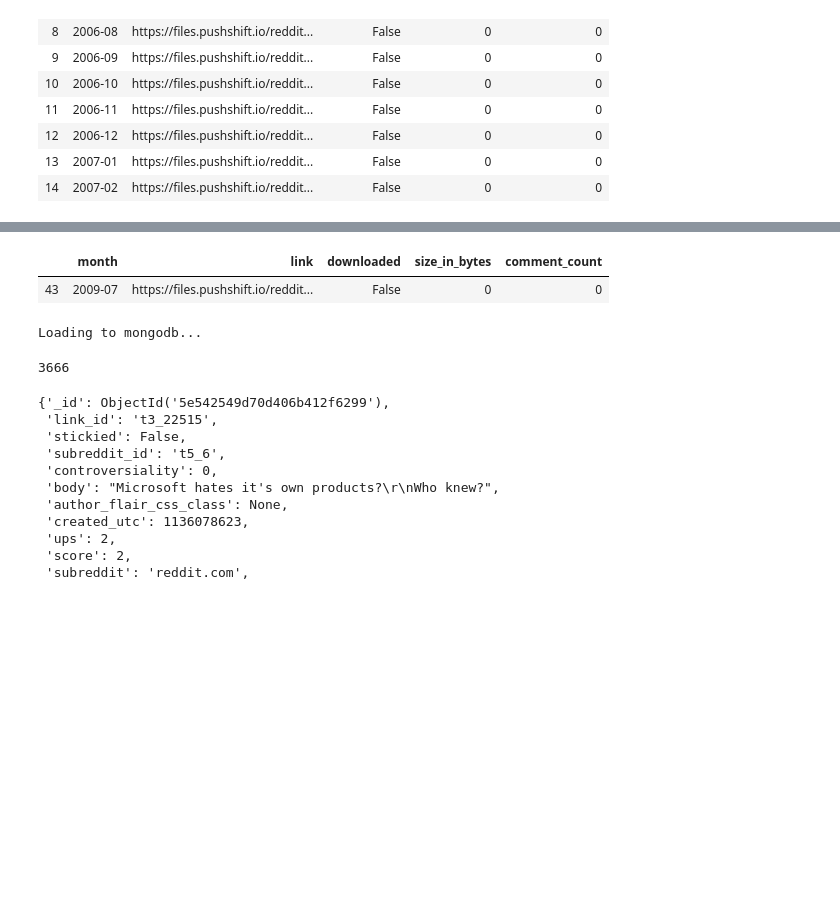
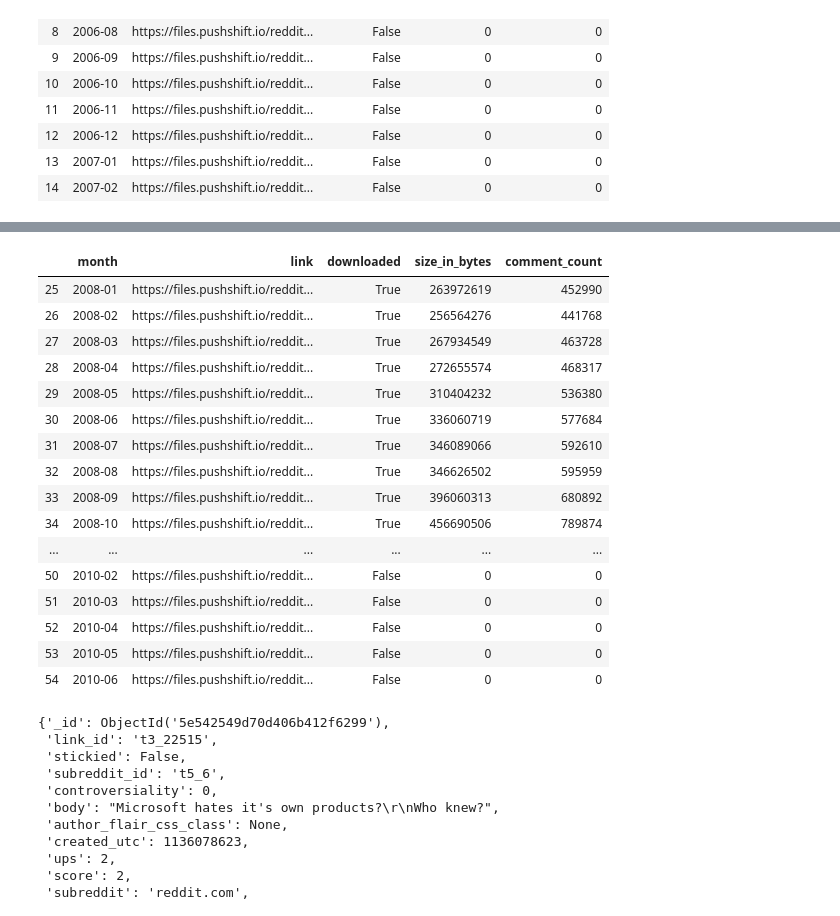
Before and after one commit to AustinPenner/Political-Polarization-on-Reddit, a Jupyter notebook: get_data.ipynb, the cells around one changed output, grey strips where cells are left out. Drawn from its saved outputs; the diff is of its cells as text; code cells hidden in the pictures; blank space fills up the shorter version.

```diff
--- a/get_data.ipynb
+++ b/get_data.ipynb
@@ -120,28 +40,0 @@ def mongo_import(month, fp):
-# %%
-def filter_comments(mongoinfo):
-    client = MongoClient()
-    db_name, collection_name = mongoinfo['db_name'], mongoinfo['collection_name']
-    db = client[db_name]
-    comments = db[collection_name]
-    comment_count = comments.count()
-
-    cursor = comments.find({'subreddit':
-                                {'$in': ['politics', 'sports', 'worldnews', 'The_Donald']},
-                            '$expr':
-                                {'$eq': ['$link_id', '$parent_id']}},
-                           {'_id': 1, 'author': 1, 'body': 1, 'created_utc': 1, 'id': 1, 'link_id': 1,
-                                'parent_id': 1, 'score': 1, 'subreddit': 1})
-
-    my_db = client['myreddit']
-    my_comments = my_db[collection_name]
-
-    print('Saving relevant comments...')
-    for doc in cursor:
-        my_comments.insert_one(doc)
-
-    print('{} comments saved.'.format(my_comments.count()))
-    print('Dropping comments source collection...')
-    comments.drop()
-    client.close()
-
-    return comment_count
@@ -182,24 +168,13 @@ reddit = praw.Reddit(client_id=APP_ID,
 
 
 # for idx, row in links_df[links_df['downloaded'] == False].iloc[12:13].iterrows():
-for idx, row in links_df.iloc[10:50].iterrows():
+for idx, row in links_df.iloc[29:50].iterrows():
     start = time.time()
     month = row['month']
     url = row['link']
     print('Reddit comments month: {}'.format(month))
 
-    filename = url[url.rfind('/') + 1:]
-    s3_url = 's3://aust-galv-aust-finalcap/' + filename
-    fp, filesize = download_file(s3_url, s3_bucket='aust-galv-aust-finalcap')
-    mongoinfo = mongo_import(month, fp)
-
-    comment_count = filter_comments(mongoinfo)
     get_posts(reddit, month)
-
-    links_df.iloc[idx, 2] = True
-    links_df.iloc[idx, 3] = filesize
-    links_df.iloc[idx, 4] = comment_count
-    links_df.to_csv('comment_files/links_dataframe.csv', index=False)
 
     print('Done! Time elapsed: {:1.2f}'.format(time.time() - start))
     print('')
@@ -359,19 +199,23 @@ Saving relevant comments...
 # %%
-links_df.iloc[43:44, :]
+links_df.iloc[25:55, :]
 # %% [output]
 |  | month | link | downloaded | size_in_bytes | comment_count |
-| 43 | 2009-07 | https://files.pushshift.io/reddit... | False | 0 | 0 |
+| 25 | 2008-01 | https://files.pushshift.io/reddit... | True | 263972619 | 452990 |
+| 26 | 2008-02 | https://files.pushshift.io/reddit... | True | 256564276 | 441768 |
+| 27 | 2008-03 | https://files.pushshift.io/reddit... | True | 267934549 | 463728 |
+| 28 | 2008-04 | https://files.pushshift.io/reddit... | True | 272655574 | 468317 |
+| 29 | 2008-05 | https://files.pushshift.io/reddit... | True | 310404232 | 536380 |
+| 30 | 2008-06 | https://files.pushshift.io/reddit... | True | 336060719 | 577684 |
+| 31 | 2008-07 | https://files.pushshift.io/reddit... | True | 346089066 | 592610 |
+| 32 | 2008-08 | https://files.pushshift.io/reddit... | True | 346626502 | 595959 |
+| 33 | 2008-09 | https://files.pushshift.io/reddit... | True | 396060313 | 680892 |
+| 34 | 2008-10 | https://files.pushshift.io/reddit... | True | 456690506 | 789874 |
+| ... | ... | ... | ... | ... | ... |
+| 50 | 2010-02 | https://files.pushshift.io/reddit... | False | 0 | 0 |
+| 51 | 2010-03 | https://files.pushshift.io/reddit... | False | 0 | 0 |
+| 52 | 2010-04 | https://files.pushshift.io/reddit... | False | 0 | 0 |
+| 53 | 2010-05 | https://files.pushshift.io/reddit... | False | 0 | 0 |
+| 54 | 2010-06 | https://files.pushshift.io/reddit... | False | 0 | 0 |
-# %%
-mongoinfo = mongo_import('2006-01', './comment_files/RC_2006-01.json')
-
-client = MongoClient()
-temp_db = client['reddit']
-temp_col = temp_db[mongoinfo['collection_name']]
-
-temp_col.count()
-# %% [output]
-Loading to mongodb...
-3666
 # %%
 temp_col.find_one()
 # %% [output]
```
Also changed, not shown: parts of 11 cells of this notebook, 1 other file.
